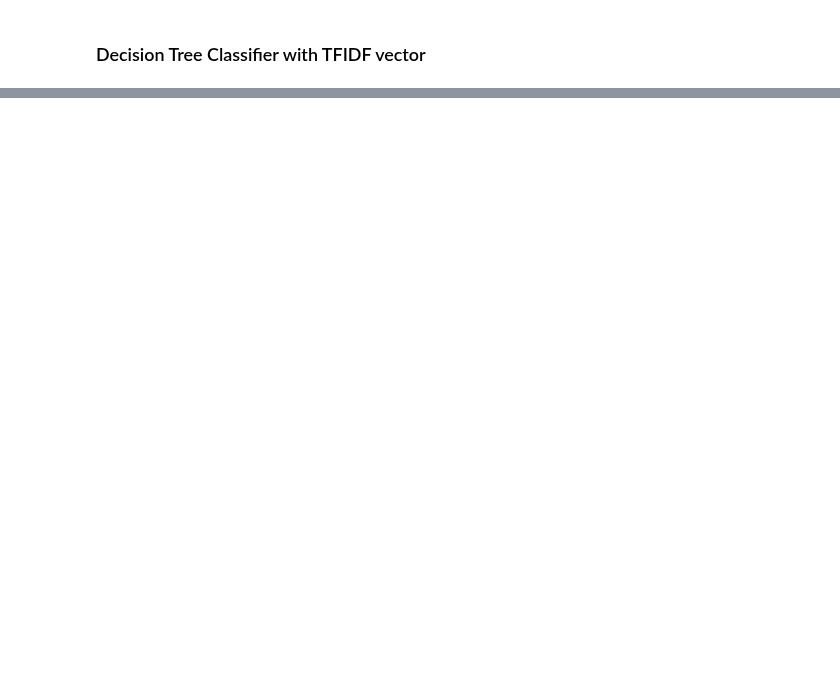
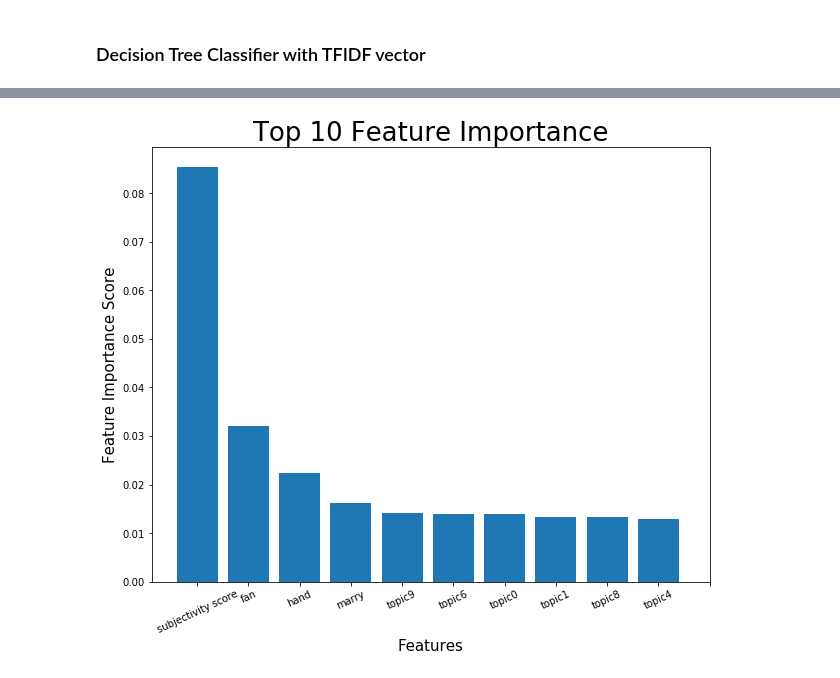
Before and after one commit to brenfrrs/twitter_sentiment_analysis, a Jupyter notebook: modeling_notebook.ipynb, the cells around one changed output, grey strips where cells are left out. Drawn from its saved outputs; the diff is of its cells as text; code cells hidden in the pictures; blank space fills up the shorter version.

```diff
--- a/modeling_notebook.ipynb
+++ b/modeling_notebook.ipynb
@@ -263,0 +465,16 @@ Accuracy for DecisionTree: 0.7826044238114538
+# %%
+fig, ax = plt.subplots(figsize=(10,8))
+plt.bar(x=x, height=y, data = feat_imp)
+
+x = ['subjectivity score', 'fan', 'hand', 'marry', 'topic9', 'topic6', 'topic0', 'topic1', 'topic8', 'topic4']
+l = [0, 1, 2, 3, 4, 5, 6, 7, 8, 9, 10]
+
+ax.set_xticks(l)
+ax.set_xticklabels(x)
+plt.xticks(rotation=25)
+plt.title("Top 10 Feature Importance", fontsize=26)
+plt.ylabel("Feature Importance Score", fontsize=15)
+plt.xlabel("Features", fontsize=15)
+plt.savefig('images/feature_importance.png', bbox_inches = "tight");
+# %% [output]
+[figure, added]
```
Also changed, not shown: parts of 57 cells of this notebook.
